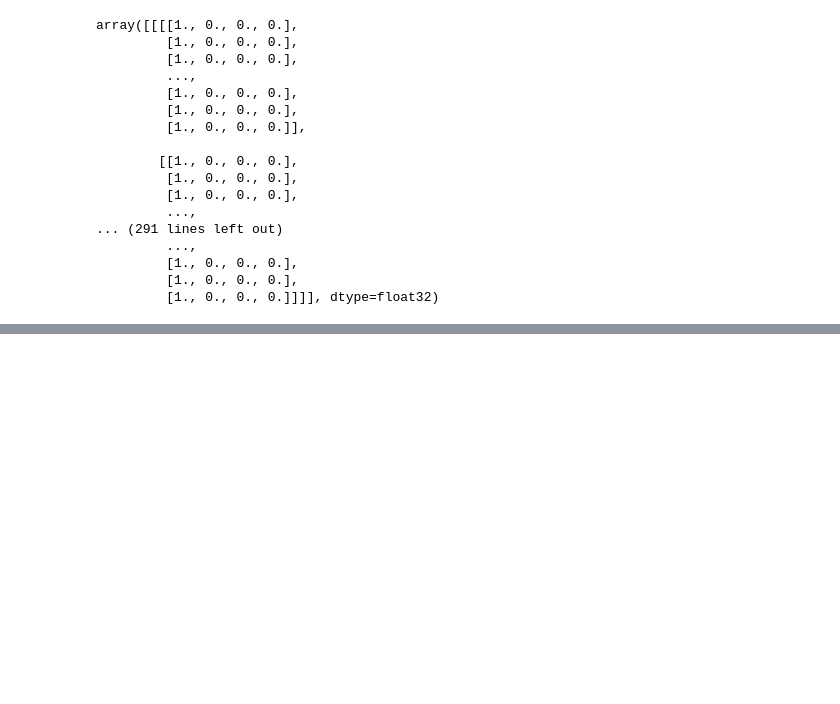
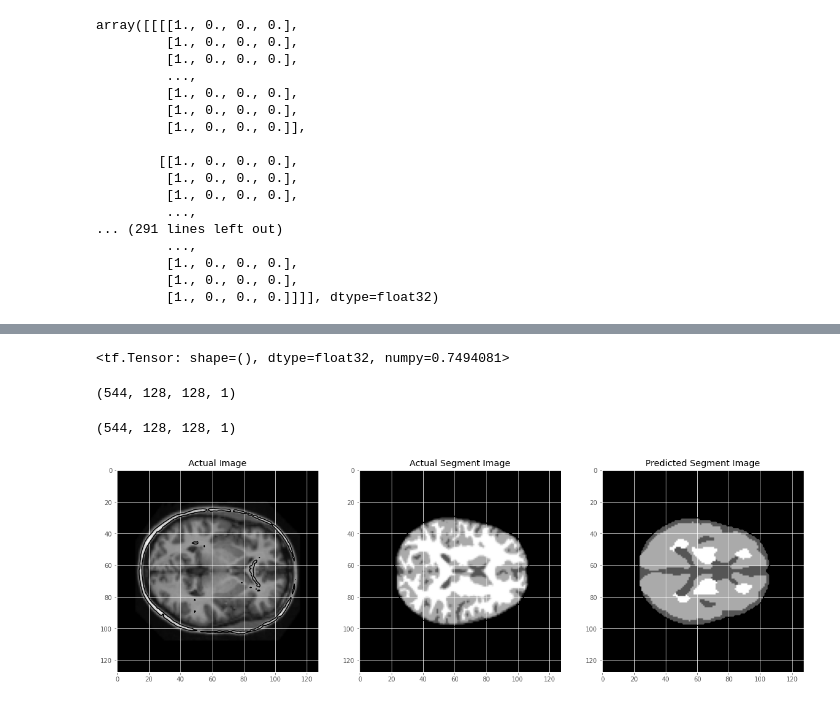
Before and after one commit to smitraDA/PRAC2, a Jupyter notebook: demo2_s4552215.ipynb, the cells around one changed output, grey strips where cells are left out. Cells and saved outputs as stored; diff of their text form; code cells hidden in the pictures; blank space fills up the shorter version.

```diff
--- a/demo2_s4552215.ipynb
+++ b/demo2_s4552215.ipynb
@@ -815,0 +992,45 @@ array([[[[1., 0., 0., 0.],
+# %%
+# Printing Dice Coefficient
+dice_coeff(yOasis_test_cat, test_preds, smooth=1)
+# %% [output]
+<tf.Tensor: shape=(), dtype=float32, numpy=0.7494081>
+# %%
+def plot_Oasis(X, y, y_pred, ix=None):
+    """Function to plot the results"""
+    if ix is None:
+        ix = random.randint(0, len(X))
+    else:
+        ix = ix
+
+
+
+    fig, ax = plt.subplots(1, 3, figsize=(20, 10))
+    ax[0].imshow(X[ix, ..., 0], cmap='gray')
+    ax[0].contour(X[ix].squeeze(), colors='k', levels=[0.5])
+    ax[0].set_title('Actual Image')
+
+    ax[1].imshow(y[ix,...,0],cmap='gray')
+    ax[1].contour(y[ix].squeeze(), colors='k', levels=[0.5])
+    ax[1].set_title('Actual Segment Image')
+
+    ax[2].imshow(y_pred[ix,...,0],cmap='gray')
+    ax[2].contour(y_pred[ix].squeeze(), colors='k', levels=[0.5])
+    ax[2].set_title('Predicted Segment Image')
+# %%
+test_preds_arg = np.argmax(test_preds, axis = -1)*85
+# %%
+n,h,w,g = yOasis_test.shape
+# %%
+n,h,w,g
+# %% [output]
+(544, 128, 128, 1)
+# %%
+test_preds_reshape = test_preds_arg.reshape(n,h,w,g)
+# %%
+test_preds_reshape.shape
+# %% [output]
+(544, 128, 128, 1)
+# %%
+plot_Oasis(XOasis_test,yOasis_test,test_preds_reshape)
+# %% [output]
+[figure, added]
```
Also changed, not shown: parts of 14 cells of this notebook.
